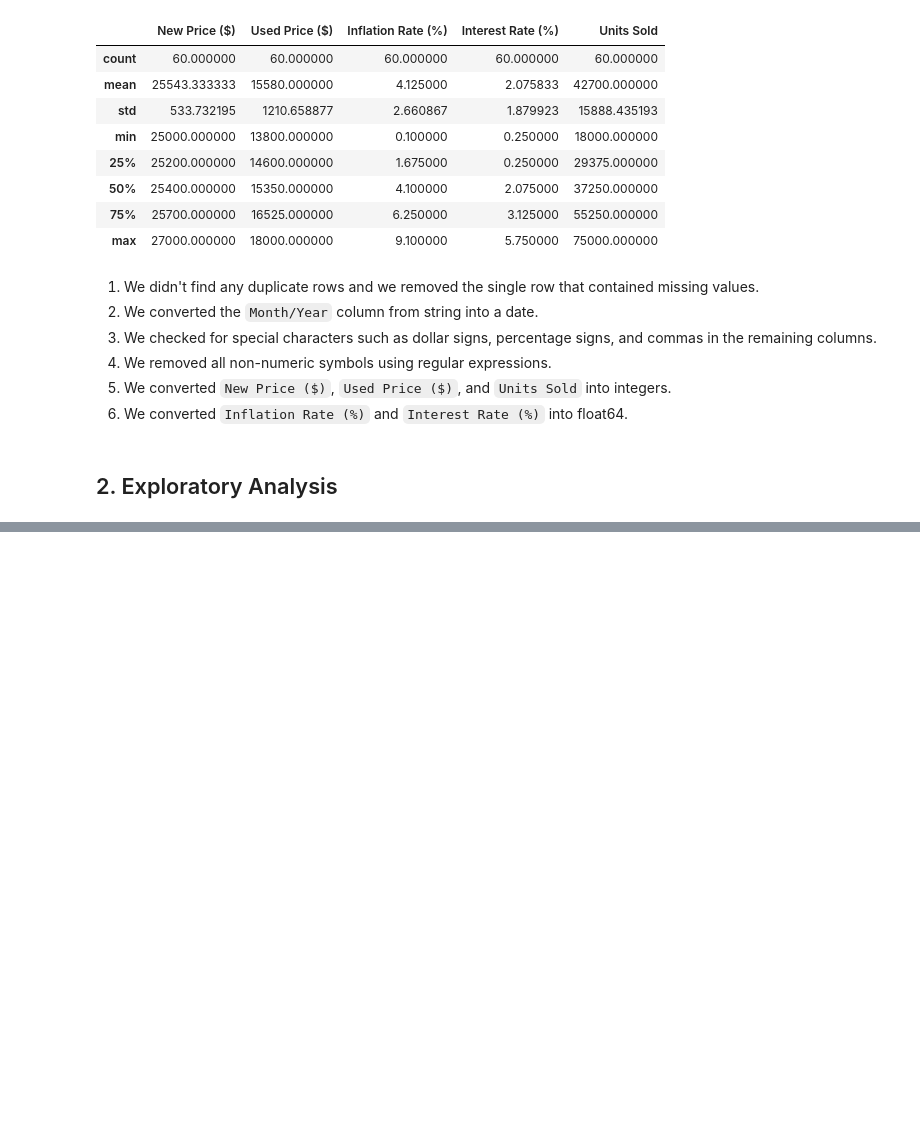
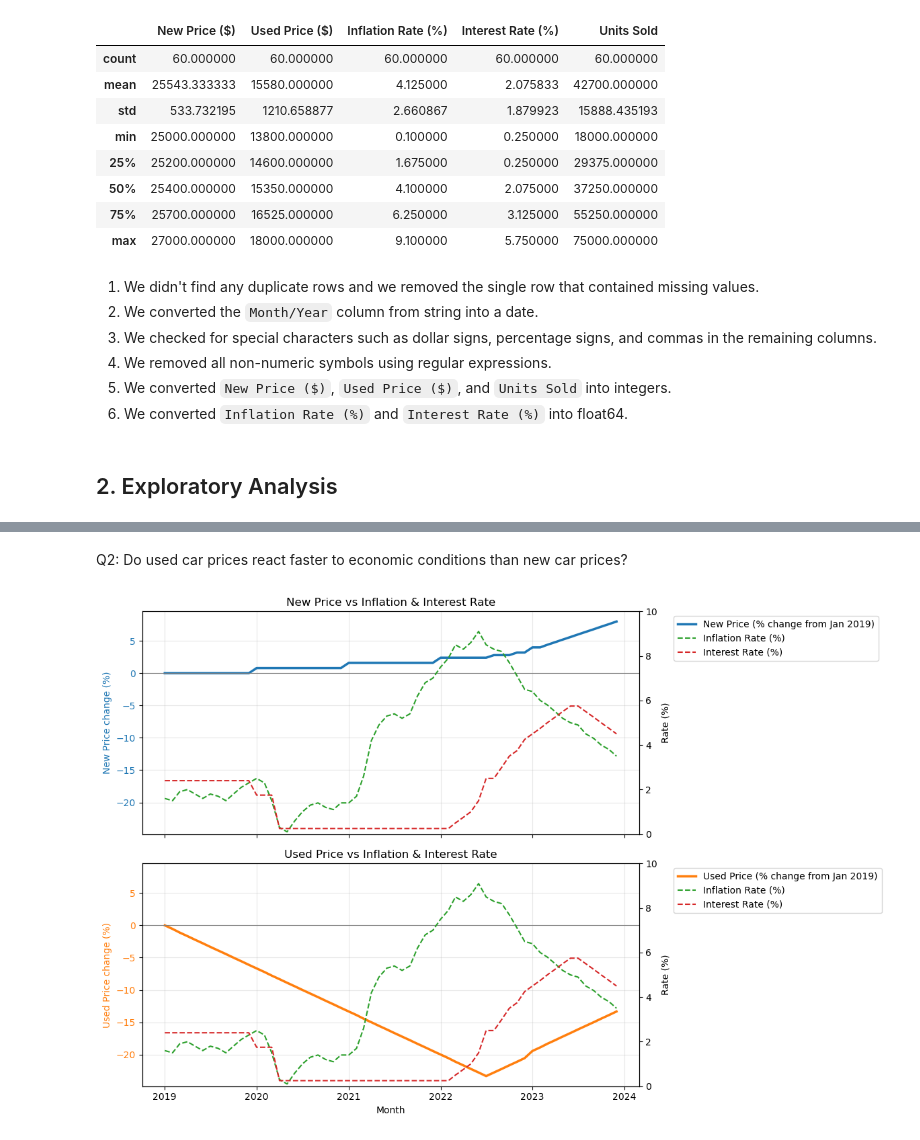
Before and after one commit to dimitristsitouras/DS-Fundamentals, a Jupyter notebook: week7/midterm_project.ipynb, the cells around one changed output, grey strips where cells are left out. Cells and saved outputs as stored; diff of their text form; code cells hidden in the pictures; blank space fills up the shorter version.

```diff
--- a/week7/midterm_project.ipynb
+++ b/week7/midterm_project.ipynb
@@ -151,0 +222,34 @@ df.describe()
+# %% [markdown]
+Q2: Do used car prices react faster to economic conditions than new car prices?
+# %%
+x = df['Month/Year'].dt.to_timestamp()
+
+new_pct  = (df['New Price ($)']  / df['New Price ($)'].iloc[0]  - 1) * 100
+used_pct = (df['Used Price ($)'] / df['Used Price ($)'].iloc[0] - 1) * 100
+
+fig, (ax_new, ax_used) = plt.subplots(2, 1, figsize=(12, 8), sharex=True, sharey=True)
+
+for ax, pct, name, color in [(ax_new, new_pct, 'New Price', 'tab:blue'),
+                             (ax_used, used_pct, 'Used Price', 'tab:orange')]:
+
+    ax.plot(x, pct, color=color, linewidth=2.5, label=f'{name} (% change from Jan 2019)')
+    ax.axhline(0, color='grey', linewidth=0.8)
+    ax.set_ylabel(f'{name} change (%)', color=color)
+    ax.tick_params(axis='y', labelcolor=color)
+    ax.grid(alpha=0.3)
+
+    ax_r = ax.twinx()
+    ax_r.plot(x, df['Inflation Rate (%)'], color='tab:green', linestyle='--', label='Inflation Rate (%)')
+    ax_r.plot(x, df['Interest Rate (%)'], color='tab:red', linestyle='--', label='Interest Rate (%)')
+    ax_r.set_ylabel('Rate (%)')
+    ax_r.set_ylim(0, 10)
+
+    lines = ax.get_lines()[:1] + ax_r.get_lines()
+    ax.legend(lines, [l.get_label() for l in lines], loc='upper left', bbox_to_anchor=(1.06, 1))
+    ax.set_title(f'{name} vs Inflation & Interest Rate')
+
+ax_used.set_xlabel('Month')
+fig.tight_layout()
+plt.show()
+# %% [output]
+[figure, added]
```
Also changed, not shown: parts of 30 cells of this notebook.
